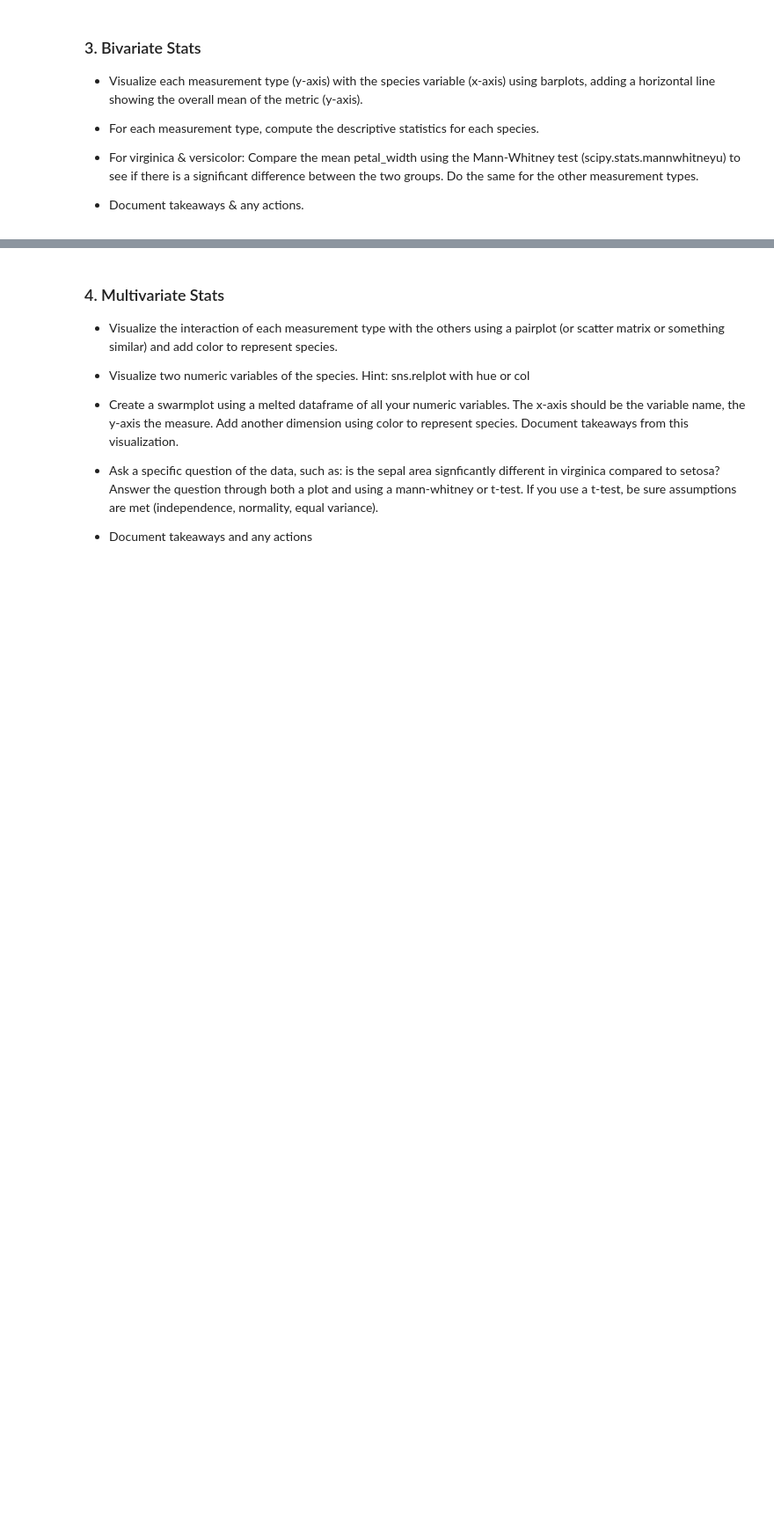
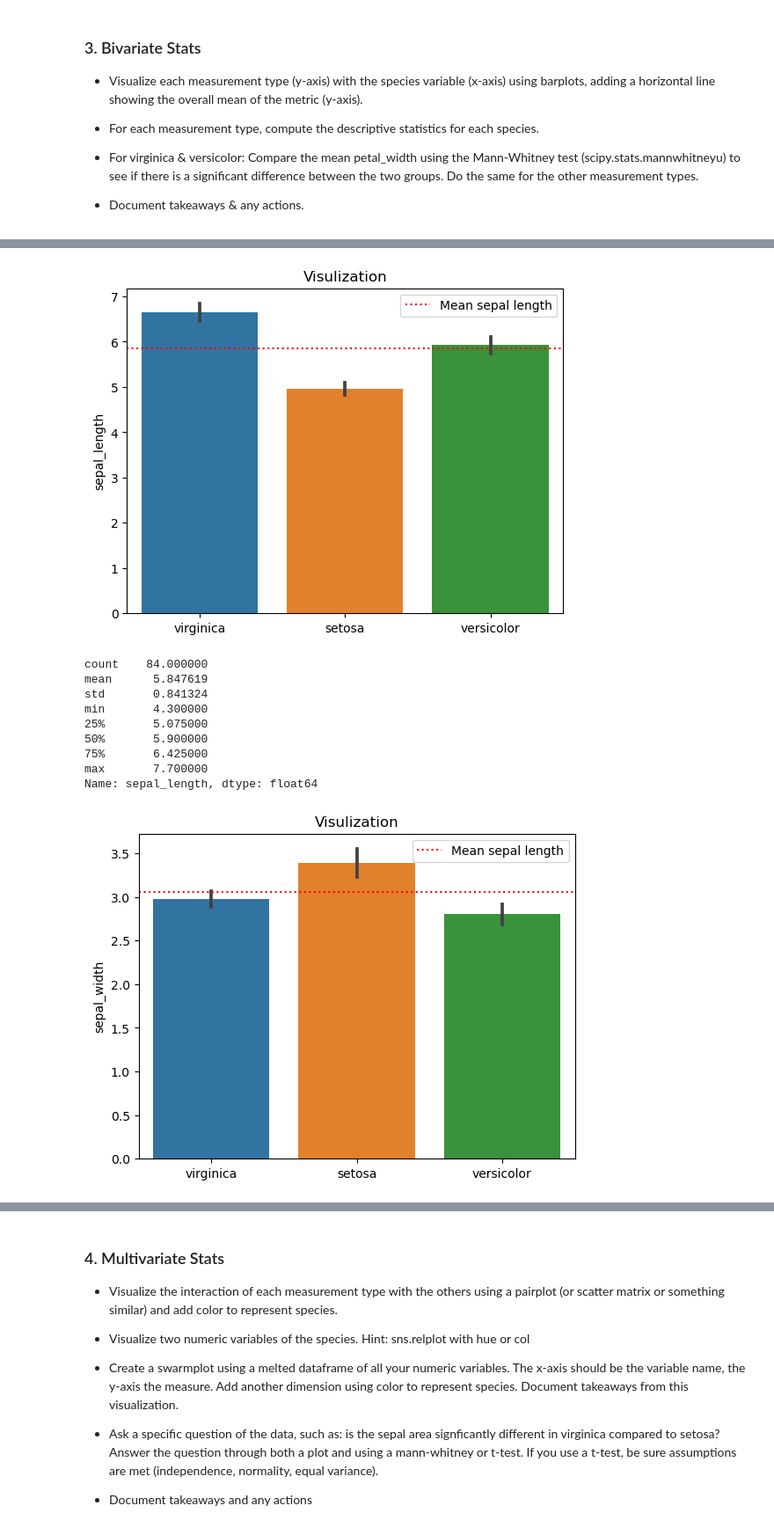
Before and after one commit to NikkideVries/classification-exercises, a Jupyter notebook: explore.ipynb, the cells around one changed output, grey strips where cells are left out. Shown: that part at 88% size. Saved outputs shown, nothing was run; the diff lists cells and outputs as text; code cells hidden in the pictures; blank space fills up the shorter version.

```diff
--- a/explore.ipynb
+++ b/explore.ipynb
@@ -62,0 +246,22 @@ iris = iris.rename(columns={'species_name':'species'})
+# %%
+for col in num_cols:
+    plt.title('Visulization')
+    sns.barplot(x=target, y= col, data=train)
+    col_mean = train[col].mean()
+    plt.axhline(col_mean, label="Mean sepal length", color='red', linestyle='dotted')
+    plt.xlabel('')
+    plt.legend()
+    plt.show()
+    print(train[col].describe())
+# %% [output]
+[figure, added]
+count    84.000000
+mean      5.847619
+std       0.841324
+min       4.300000
+25%       5.075000
+50%       5.900000
+75%       6.425000
+max       7.700000
+Name: sepal_length, dtype: float64
+[figure, added]
```
Also changed, not shown: parts of 27 cells of this notebook, 3 other files.
